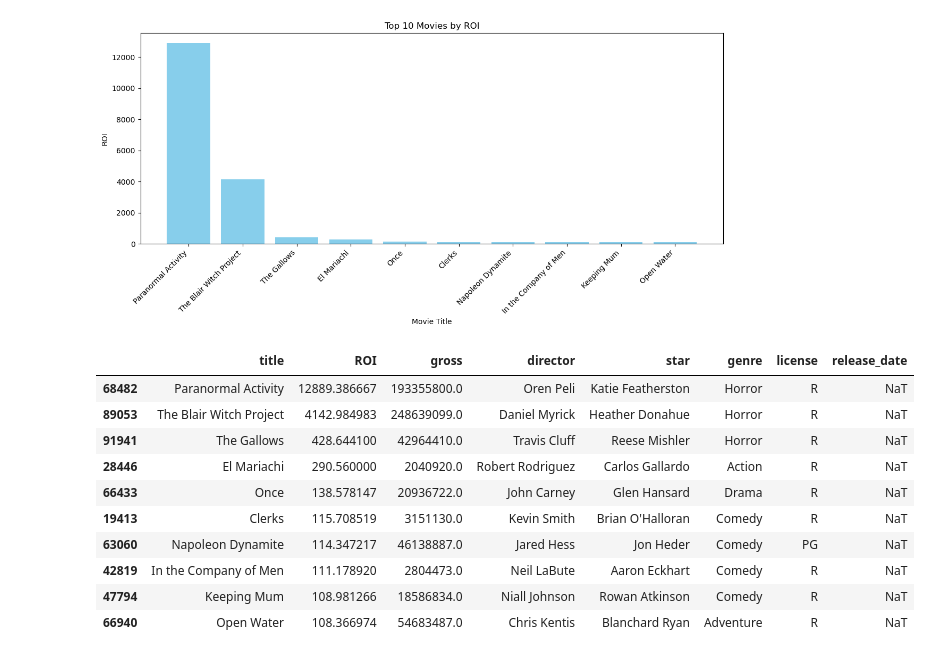
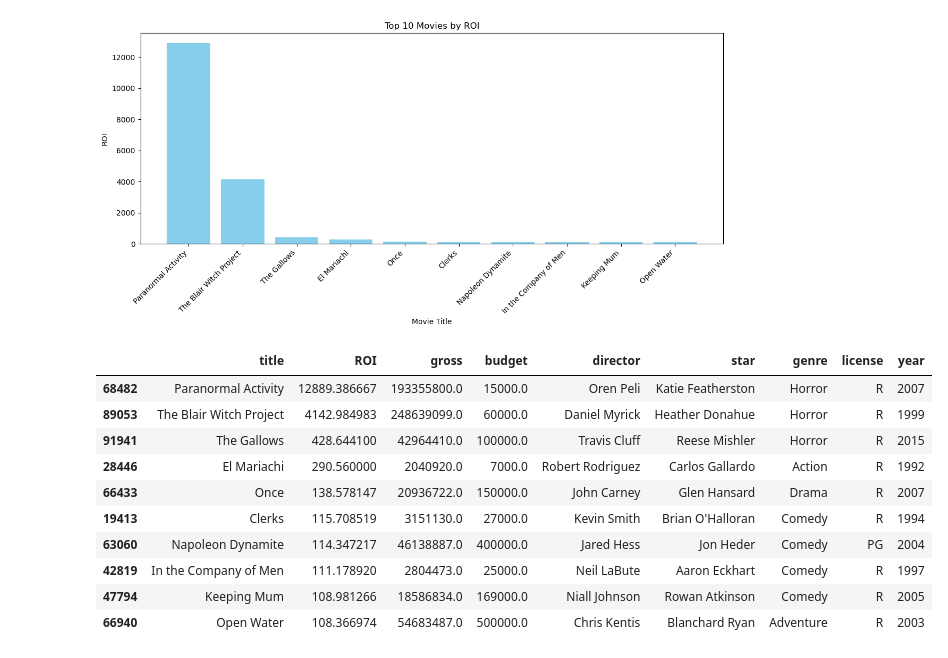
Before and after one commit to eliza0101/Project-1, a Jupyter notebook: main_movies_ey.ipynb, the cells around one changed output. Saved outputs shown, nothing was run; the diff lists cells and outputs as text; code cells hidden in the pictures.

```diff
--- a/main_movies_ey.ipynb
+++ b/main_movies_ey.ipynb
@@ -173,20 +195,20 @@ plt.show()
 [figure]
 # %%
 # Identify factors for Top 10 movie in ROI: director, star, genre, license, release_date
-top_roi_movies = top_roi_movies[['title', 'ROI', 'gross', 'director', 'star', 'genre', 'license', 'release_date']]
+top_roi_movies = top_roi_movies[['title', 'ROI', 'gross', 'budget', 'director', 'star', 'genre', 'license', 'year']]
 
 top_roi_movies
 # %% [output]
-|  | title | ROI | gross | director | star | genre | license | release_date |
-| 68482 | Paranormal Activity | 12889.386667 | 193355800.0 | Oren Peli | Katie Featherston | Horror | R | NaT |
-| 89053 | The Blair Witch Project | 4142.984983 | 248639099.0 | Daniel Myrick | Heather Donahue | Horror | R | NaT |
-| 91941 | The Gallows | 428.644100 | 42964410.0 | Travis Cluff | Reese Mishler | Horror | R | NaT |
-| 28446 | El Mariachi | 290.560000 | 2040920.0 | Robert Rodriguez | Carlos Gallardo | Action | R | NaT |
-| 66433 | Once | 138.578147 | 20936722.0 | John Carney | Glen Hansard | Drama | R | NaT |
-| 19413 | Clerks | 115.708519 | 3151130.0 | Kevin Smith | Brian O'Halloran | Comedy | R | NaT |
-| 63060 | Napoleon Dynamite | 114.347217 | 46138887.0 | Jared Hess | Jon Heder | Comedy | PG | NaT |
-| 42819 | In the Company of Men | 111.178920 | 2804473.0 | Neil LaBute | Aaron Eckhart | Comedy | R | NaT |
-| 47794 | Keeping Mum | 108.981266 | 18586834.0 | Niall Johnson | Rowan Atkinson | Comedy | R | NaT |
-| 66940 | Open Water | 108.366974 | 54683487.0 | Chris Kentis | Blanchard Ryan | Adventure | R | NaT |
+|  | title | ROI | gross | budget | director | star | genre | license | year |
+| 68482 | Paranormal Activity | 12889.386667 | 193355800.0 | 15000.0 | Oren Peli | Katie Featherston | Horror | R | 2007 |
+| 89053 | The Blair Witch Project | 4142.984983 | 248639099.0 | 60000.0 | Daniel Myrick | Heather Donahue | Horror | R | 1999 |
+| 91941 | The Gallows | 428.644100 | 42964410.0 | 100000.0 | Travis Cluff | Reese Mishler | Horror | R | 2015 |
+| 28446 | El Mariachi | 290.560000 | 2040920.0 | 7000.0 | Robert Rodriguez | Carlos Gallardo | Action | R | 1992 |
+| 66433 | Once | 138.578147 | 20936722.0 | 150000.0 | John Carney | Glen Hansard | Drama | R | 2007 |
+| 19413 | Clerks | 115.708519 | 3151130.0 | 27000.0 | Kevin Smith | Brian O'Halloran | Comedy | R | 1994 |
+| 63060 | Napoleon Dynamite | 114.347217 | 46138887.0 | 400000.0 | Jared Hess | Jon Heder | Comedy | PG | 2004 |
+| 42819 | In the Company of Men | 111.178920 | 2804473.0 | 25000.0 | Neil LaBute | Aaron Eckhart | Comedy | R | 1997 |
+| 47794 | Keeping Mum | 108.981266 | 18586834.0 | 169000.0 | Niall Johnson | Rowan Atkinson | Comedy | R | 2005 |
+| 66940 | Open Water | 108.366974 | 54683487.0 | 500000.0 | Chris Kentis | Blanchard Ryan | Adventure | R | 2003 |
 # %%
 # Convert Release_Date to datetime
```
Also changed, not shown: parts of 11 cells of this notebook, 1 other file.
